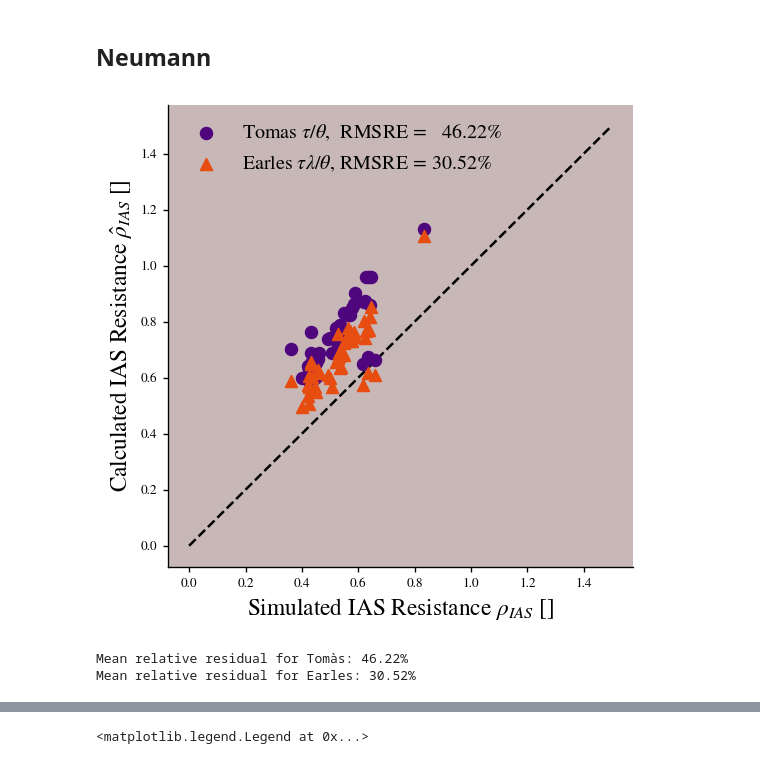
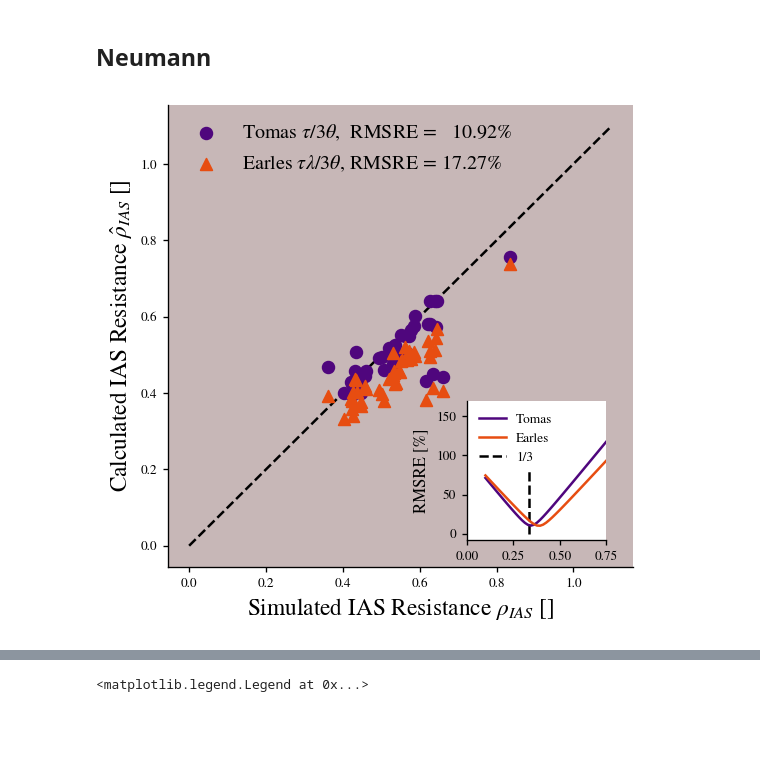
Before and after one commit to andreas-stillits/MasterThesis, a Jupyter notebook: scripts/plots/diffusion.ipynb, the cells around one changed output, grey strips where cells are left out. Drawn from its saved outputs; the diff is of its cells as text; code cells hidden in the pictures; blank space fills up the shorter version.

Commit message:
reactive plots

```diff
--- a/scripts/plots/diffusion.ipynb
+++ b/scripts/plots/diffusion.ipynb
@@ -187,30 +187,53 @@ Mean relative residual for Earles: 10.59%
 # %%
 mask = df["specifier"] == 0
 
 simulated = df["r_neumann"][mask]
-tomas = df["tomas"][mask]
-earles = df["earles"][mask]
+tomas = df["tomas"][mask] * 2/3
+earles = df["earles"][mask] * 2/3
 
 tomas_res = np.sqrt((((tomas - simulated) / simulated * 100)**2).mean())
 earles_res = np.sqrt((((earles - simulated) / simulated * 100)**2).mean())
 
 fig, ax = plt.subplots(figsize=(5, 5))
-ax.scatter(simulated, tomas, color="#4F067D", marker="o", s=50, label=r"Tomas $\tau/\theta$"+f",  RMSRE =   {tomas_res:.2f}%")
-ax.scatter(simulated, earles, color="#E74D11", marker="^", s=50, label=r"Earles $\tau\lambda/\theta$"+f", RMSRE = {earles_res:.2f}%")
-ax.plot([0, 1.5], [0, 1.5], 'k--', zorder=0)
+ax.scatter(simulated, tomas, color="#4F067D", marker="o", s=50, label=r"Tomas $\tau/3\theta$"+f",  RMSRE =   {tomas_res:.2f}%")
+ax.scatter(simulated, earles, color="#E74D11", marker="^", s=50, label=r"Earles $\tau\lambda/3\theta$"+f", RMSRE = {earles_res:.2f}%")
+ax.plot([0, 1.1], [0, 1.1], 'k--', zorder=0)
 despine(ax)
 ax.set_facecolor(facecolor)
 ax.set_xlabel(r"Simulated IAS Resistance $\rho_{IAS}$ []", fontsize=fs)
 ax.set_ylabel(r"Calculated IAS Resistance $\hat{\rho}_{IAS}$ []", fontsize=fs)
 ax.legend(fontsize=fs-2)
 
+from mpl_toolkits.axes_grid1.inset_locator import inset_axes
+
+axins = inset_axes(ax, width="30%", height="30%", loc='lower right', borderpad=2)
+
+xs = np.linspace(0.1, 0.9, 50)
+
+def func_tomas(x) -> float:
+    simulated = df["r_neumann"][mask]
+    tomas = df["tomas"][mask] * x * 2
+    return np.sqrt((((tomas - simulated) / simulated * 100)**2).mean())
+
+def func_earles(x) -> float:
+    simulated = df["r_neumann"][mask]
+    earles = df["earles"][mask] * x * 2
+    return np.sqrt((((earles - simulated) / simulated * 100)**2).mean())
+
+ys_tomas = [func_tomas(x) for x in xs]
+ys_earles = [func_earles(x) for x in xs]
+axins.plot(xs, ys_tomas, label="Tomas", color="#4F067D")
+axins.plot(xs, ys_earles, label="Earles"    , color="#E74D11")
+axins.vlines(1/3, 0, 80, color="k", linestyle="--", zorder=0, label="1/3")
+axins.legend(loc="upper left")
+axins.set_xlim(0.0, 0.75)
+# axins.set_xlabel(r"Scaling factor []", fontsize=fs-4)
+axins.set_ylabel("RMSRE [%]", fontsize=fs-4)
+despine(axins)
+
+
+save(fig, "./saved/ias_formulas_neumann.pdf")
 
 plt.show()
-
-print(f"Mean relative residual for Tomàs: {tomas_res:.2f}%"
-)
-print(f"Mean relative residual for Earles: {earles_res:.2f}%")
 # %% [output]
-[figure, old version]
+[figure, new version]
-Mean relative residual for Tomàs: 46.22%
-Mean relative residual for Earles: 30.52%
```
Also changed, not shown: parts of 2 cells of this notebook, 17 other files.
